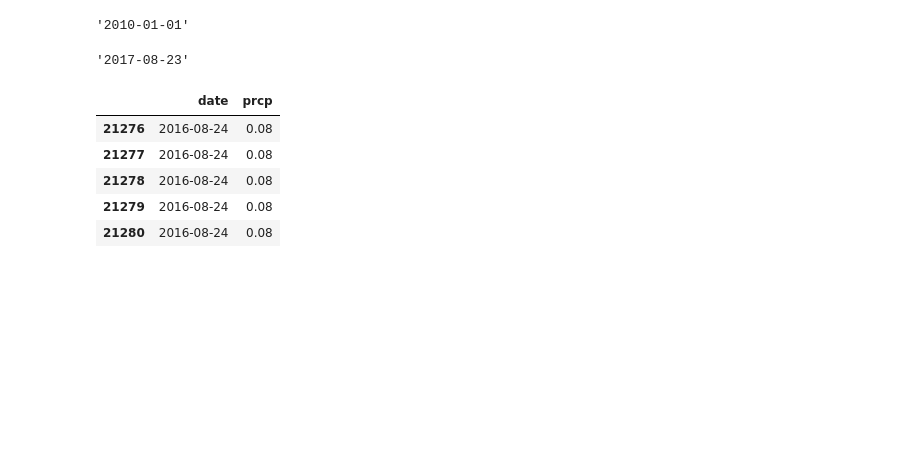
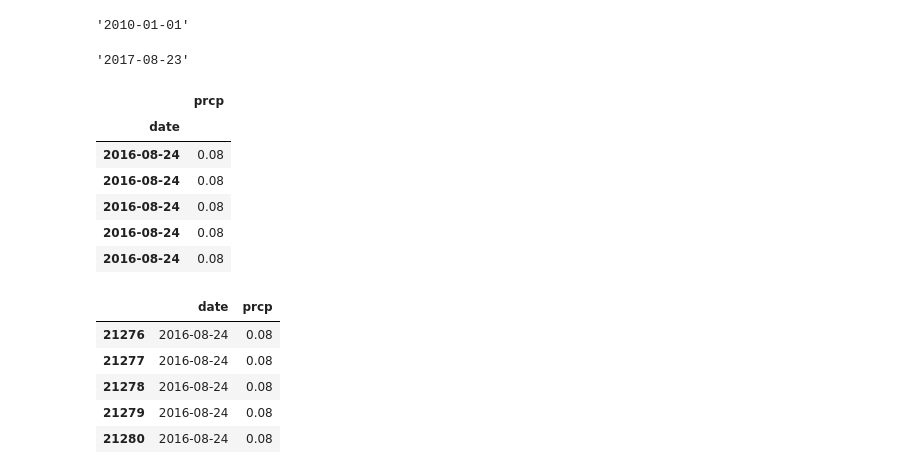
Before and after one commit to Lindsey-G/UCI-Homework-Giron, a Jupyter notebook: Homework_01/10-sqlalchemy-challenge/02-Homework_10-Advanced-Data-Storage-and-Retrieval_Instructions_climate_starter.ipynb, the cells around one changed output. Saved outputs shown, nothing was run; the diff lists cells and outputs as text; code cells hidden in the pictures; blank space fills up the shorter version.

```diff
--- a/Homework_01/10-sqlalchemy-challenge/02-Homework_10-Advanced-Data-Storage-and-Retrieval_Instructions_climate_starter.ipynb
+++ b/Homework_01/10-sqlalchemy-challenge/02-Homework_10-Advanced-Data-Storage-and-Retrieval_Instructions_climate_starter.ipynb
@@ -120,6 +99,18 @@ date_prcp['date'].min()
 date_prcp['date'].max()
 # %% [output]
 '2017-08-23'
+# %%
+# set the index to the date column
+clean_hawaii = one_year_data.dropna()
+clean_hawaii.set_index('date').head()
+# %% [output]
+|  | prcp |
+| date |  |
+| 2016-08-24 | 0.08 |
+| 2016-08-24 | 0.08 |
+| 2016-08-24 | 0.08 |
+| 2016-08-24 | 0.08 |
+| 2016-08-24 | 0.08 |
 # %%
 # # Save the query results as a Pandas DataFrame
 one_year_data = date_prcp.loc[date_prcp['date'] > '2016-08-23']
```
Also changed, not shown: parts of 10 cells of this notebook.
